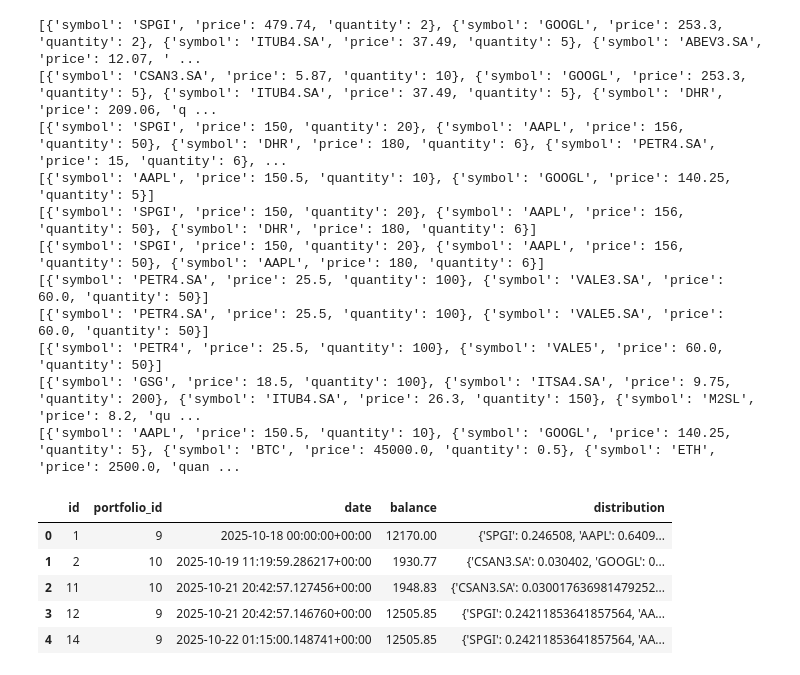
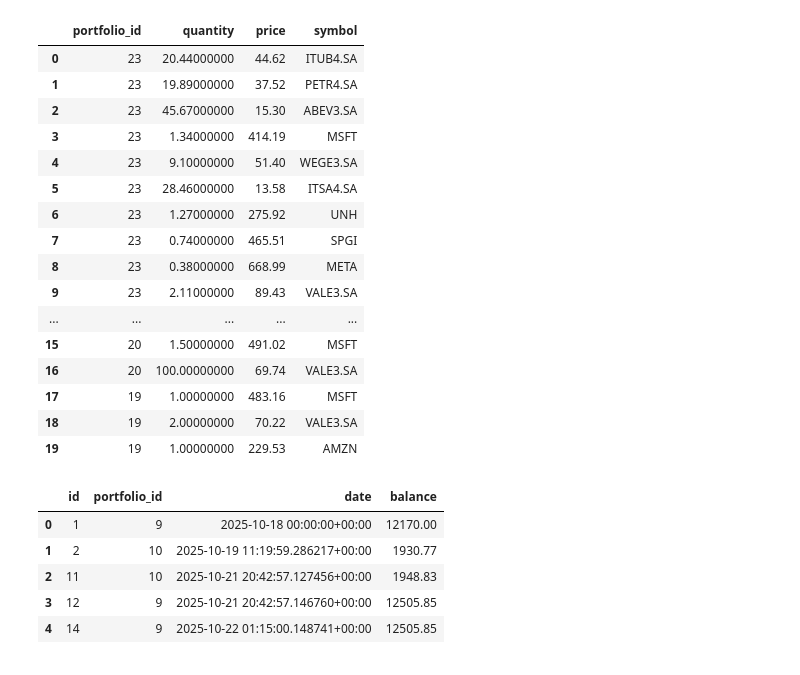
Before and after one commit to matheusff1/back-gnosis-api, a Jupyter notebook: gnosis/notebooks/read-db.ipynb, the cells around one changed output. Cells and saved outputs as stored; diff of their text form; code cells hidden in the pictures.

```diff
--- a/gnosis/notebooks/read-db.ipynb
+++ b/gnosis/notebooks/read-db.ipynb
@@ -237,32 +241,61 @@ df_portfolios.head()
 # %%
-for i in df_portfolios.assets:
-    print(i)
+# Os ativos da carteira agora vivem na tabela relacional PortfolioAsset.
+async def get_holdings_df():
+    qs = await sync_to_async(list)(
+        PortfolioAsset.objects.values(
+            'portfolio_id', 'quantity', 'price', symbol=F('asset__symbol'),
+        )
+    )
+    return pd.DataFrame(qs)
+
+df_holdings = await get_holdings_df()
+df_holdings.head(20)
 # %% [output]
-[{'symbol': 'SPGI', 'price': 479.74, 'quantity': 2}, {'symbol': 'GOOGL', 'price': 253.3, 'quantity': 2}, {'symbol': 'ITUB4.SA', 'price': 37.49, 'quantity': 5}, {'symbol': 'ABEV3.SA', 'price': 12.07, ' ...
-[{'symbol': 'CSAN3.SA', 'price': 5.87, 'quantity': 10}, {'symbol': 'GOOGL', 'price': 253.3, 'quantity': 5}, {'symbol': 'ITUB4.SA', 'price': 37.49, 'quantity': 5}, {'symbol': 'DHR', 'price': 209.06, 'q ...
-[{'symbol': 'SPGI', 'price': 150, 'quantity': 20}, {'symbol': 'AAPL', 'price': 156, 'quantity': 50}, {'symbol': 'DHR', 'price': 180, 'quantity': 6}, {'symbol': 'PETR4.SA', 'price': 15, 'quantity': 6}, ...
-[{'symbol': 'AAPL', 'price': 150.5, 'quantity': 10}, {'symbol': 'GOOGL', 'price': 140.25, 'quantity': 5}]
-[{'symbol': 'SPGI', 'price': 150, 'quantity': 20}, {'symbol': 'AAPL', 'price': 156, 'quantity': 50}, {'symbol': 'DHR', 'price': 180, 'quantity': 6}]
-[{'symbol': 'SPGI', 'price': 150, 'quantity': 20}, {'symbol': 'AAPL', 'price': 156, 'quantity': 50}, {'symbol': 'AAPL', 'price': 180, 'quantity': 6}]
-[{'symbol': 'PETR4.SA', 'price': 25.5, 'quantity': 100}, {'symbol': 'VALE3.SA', 'price': 60.0, 'quantity': 50}]
-[{'symbol': 'PETR4.SA', 'price': 25.5, 'quantity': 100}, {'symbol': 'VALE5.SA', 'price': 60.0, 'quantity': 50}]
-[{'symbol': 'PETR4', 'price': 25.5, 'quantity': 100}, {'symbol': 'VALE5', 'price': 60.0, 'quantity': 50}]
-[{'symbol': 'GSG', 'price': 18.5, 'quantity': 100}, {'symbol': 'ITSA4.SA', 'price': 9.75, 'quantity': 200}, {'symbol': 'ITUB4.SA', 'price': 26.3, 'quantity': 150}, {'symbol': 'M2SL', 'price': 8.2, 'qu ...
-[{'symbol': 'AAPL', 'price': 150.5, 'quantity': 10}, {'symbol': 'GOOGL', 'price': 140.25, 'quantity': 5}, {'symbol': 'BTC', 'price': 45000.0, 'quantity': 0.5}, {'symbol': 'ETH', 'price': 2500.0, 'quan ...
+|  | portfolio_id | quantity | price | symbol |
+| 0 | 23 | 20.44000000 | 44.62 | ITUB4.SA |
+| 1 | 23 | 19.89000000 | 37.52 | PETR4.SA |
+| 2 | 23 | 45.67000000 | 15.30 | ABEV3.SA |
+| 3 | 23 | 1.34000000 | 414.19 | MSFT |
+| 4 | 23 | 9.10000000 | 51.40 | WEGE3.SA |
+| 5 | 23 | 28.46000000 | 13.58 | ITSA4.SA |
+| 6 | 23 | 1.27000000 | 275.92 | UNH |
+| 7 | 23 | 0.74000000 | 465.51 | SPGI |
+| 8 | 23 | 0.38000000 | 668.99 | META |
+| 9 | 23 | 2.11000000 | 89.43 | VALE3.SA |
+| ... | ... | ... | ... | ... |
+| 15 | 20 | 1.50000000 | 491.02 | MSFT |
+| 16 | 20 | 100.00000000 | 69.74 | VALE3.SA |
+| 17 | 19 | 1.00000000 | 483.16 | MSFT |
+| 18 | 19 | 2.00000000 | 70.22 | VALE3.SA |
+| 19 | 19 | 1.00000000 | 229.53 | AMZN |
 # %%
 async def get_trackings_df():
-    qs = await sync_to_async(list)(PortfolioTracking.objects.all().values())
+    qs = await sync_to_async(list)(
+        PortfolioTracking.objects.values('id', 'portfolio_id', 'date', 'balance')
+    )
     return pd.DataFrame(qs)
 
 df_trackings = await get_trackings_df()
+
+# A distribuicao de cada tracking agora esta em PortfolioTrackingAsset (peso, quantidade, preco cotado).
+async def get_tracking_positions_df():
+    qs = await sync_to_async(list)(
+        PortfolioTrackingAsset.objects.values(
+            'tracking_id', 'weight', 'quantity', 'quoted_price',
+            symbol=F('asset__symbol'),
+        )
+    )
+    return pd.DataFrame(qs)
+
+df_tracking_positions = await get_tracking_positions_df()
 df_trackings.head()
 # %% [output]
-|  | id | portfolio_id | date | balance | distribution |
-| 0 | 1 | 9 | 2025-10-18 00:00:00+00:00 | 12170.00 | {'SPGI': 0.246508, 'AAPL': 0.6409... |
-| 1 | 2 | 10 | 2025-10-19 11:19:59.286217+00:00 | 1930.77 | {'CSAN3.SA': 0.030402, 'GOOGL': 0... |
-| 2 | 11 | 10 | 2025-10-21 20:42:57.127456+00:00 | 1948.83 | {'CSAN3.SA': 0.030017636981479252... |
-| 3 | 12 | 9 | 2025-10-21 20:42:57.146760+00:00 | 12505.85 | {'SPGI': 0.24211853641857564, 'AA... |
-| 4 | 14 | 9 | 2025-10-22 01:15:00.148741+00:00 | 12505.85 | {'SPGI': 0.24211853641857564, 'AA... |
+|  | id | portfolio_id | date | balance |
+| 0 | 1 | 9 | 2025-10-18 00:00:00+00:00 | 12170.00 |
+| 1 | 2 | 10 | 2025-10-19 11:19:59.286217+00:00 | 1930.77 |
+| 2 | 11 | 10 | 2025-10-21 20:42:57.127456+00:00 | 1948.83 |
+| 3 | 12 | 9 | 2025-10-21 20:42:57.146760+00:00 | 12505.85 |
+| 4 | 14 | 9 | 2025-10-22 01:15:00.148741+00:00 | 12505.85 |
 # %%
 portfolio_10_data =  df_trackings[df_trackings['portfolio_id'] == 10]
 # %%
```
Also changed, not shown: parts of 24 cells of this notebook, 51 other files.
